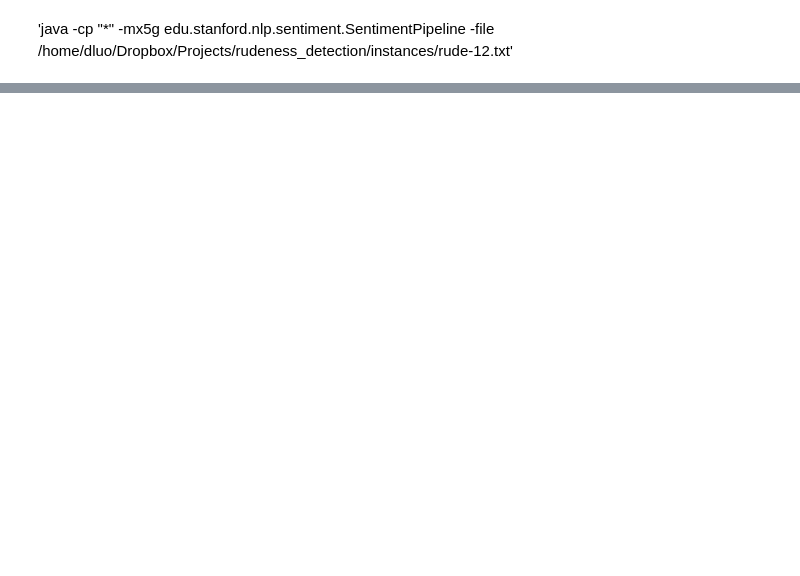
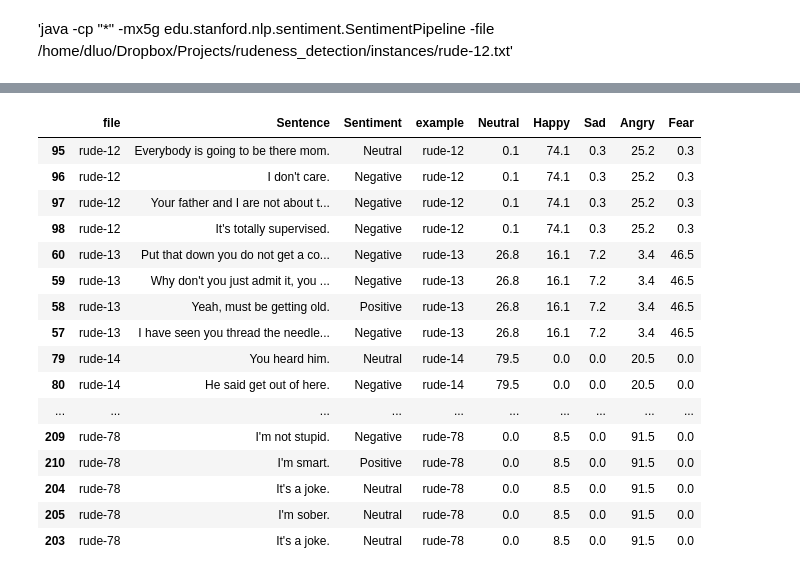
Before and after one commit to karangrewal/Rudeness-Classifier, a Jupyter notebook: rudeness_sentiment.ipynb, the cells around one changed output, grey strips where cells are left out. Saved outputs shown, nothing was run; the diff lists cells and outputs as text; code cells hidden in the pictures; blank space fills up the shorter version.

```diff
--- a/rudeness_sentiment.ipynb
+++ b/rudeness_sentiment.ipynb
@@ -101,0 +154,20 @@ df
+# %%
+final_df.sort_values('file')
+# %% [output]
+|  | file | Sentence | Sentiment | example | Neutral | Happy | Sad | Angry | Fear |
+| 95 | rude-12 | Everybody is going to be there mom. | Neutral | rude-12 | 0.1 | 74.1 | 0.3 | 25.2 | 0.3 |
+| 96 | rude-12 | I don't care. | Negative | rude-12 | 0.1 | 74.1 | 0.3 | 25.2 | 0.3 |
+| 97 | rude-12 | Your father and I are not about t... | Negative | rude-12 | 0.1 | 74.1 | 0.3 | 25.2 | 0.3 |
+| 98 | rude-12 | It's totally supervised. | Negative | rude-12 | 0.1 | 74.1 | 0.3 | 25.2 | 0.3 |
+| 60 | rude-13 | Put that down you do not get a co... | Negative | rude-13 | 26.8 | 16.1 | 7.2 | 3.4 | 46.5 |
+| 59 | rude-13 | Why don't you just admit it, you ... | Negative | rude-13 | 26.8 | 16.1 | 7.2 | 3.4 | 46.5 |
+| 58 | rude-13 | Yeah, must be getting old. | Positive | rude-13 | 26.8 | 16.1 | 7.2 | 3.4 | 46.5 |
+| 57 | rude-13 | I have seen you thread the needle... | Negative | rude-13 | 26.8 | 16.1 | 7.2 | 3.4 | 46.5 |
+| 79 | rude-14 | You heard him. | Neutral | rude-14 | 79.5 | 0.0 | 0.0 | 20.5 | 0.0 |
+| 80 | rude-14 | He said get out of here. | Negative | rude-14 | 79.5 | 0.0 | 0.0 | 20.5 | 0.0 |
+| ... | ... | ... | ... | ... | ... | ... | ... | ... | ... |
+| 209 | rude-78 | I'm not stupid. | Negative | rude-78 | 0.0 | 8.5 | 0.0 | 91.5 | 0.0 |
+| 210 | rude-78 | I'm smart. | Positive | rude-78 | 0.0 | 8.5 | 0.0 | 91.5 | 0.0 |
+| 204 | rude-78 | It's a joke. | Neutral | rude-78 | 0.0 | 8.5 | 0.0 | 91.5 | 0.0 |
+| 205 | rude-78 | I'm sober. | Neutral | rude-78 | 0.0 | 8.5 | 0.0 | 91.5 | 0.0 |
+| 203 | rude-78 | It's a joke. | Neutral | rude-78 | 0.0 | 8.5 | 0.0 | 91.5 | 0.0 |
```
Also changed, not shown: parts of 18 cells of this notebook.
